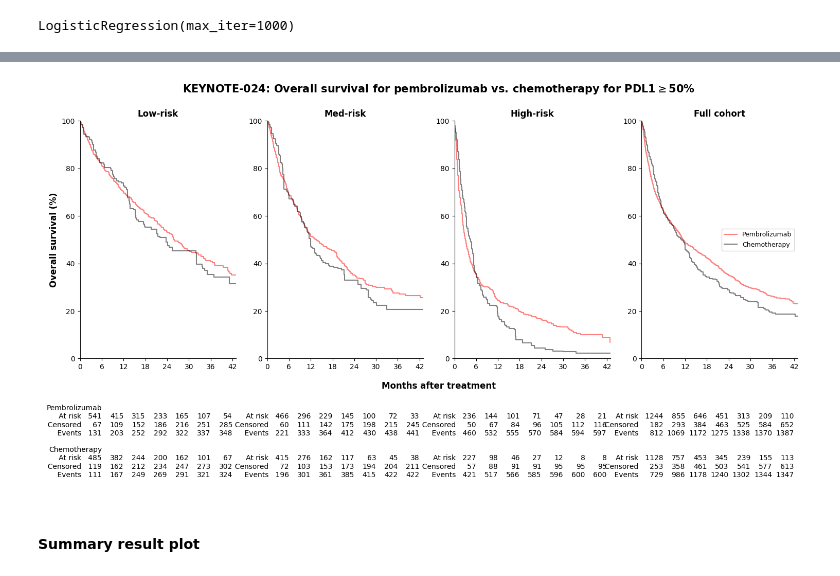
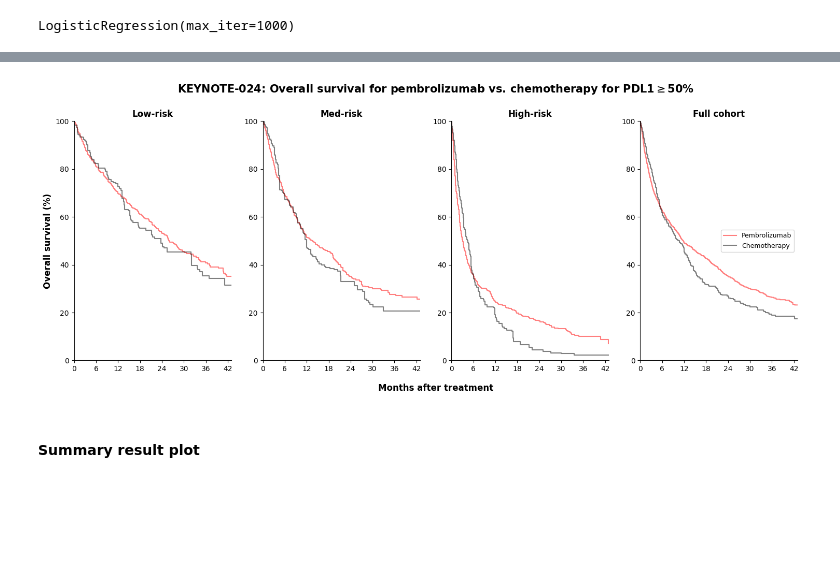
Before and after one commit to xavier-orcutt/TrialTranslator-notebooks, a Jupyter notebook: lung/rtrials_wt3r_33c.ipynb, the cells around one changed output, grey strips where cells are left out. Drawn from its saved outputs; the diff is of its cells as text; code cells hidden in the pictures; blank space fills up the shorter version.

```diff
--- a/lung/rtrials_wt3r_33c.ipynb
+++ b/lung/rtrials_wt3r_33c.ipynb
@@ -1629,10 +1643,12 @@ LogisticRegression(max_iter=1000)
 pred_low = lr_024_low.predict_proba(key_024_low_x)
 pred_med = lr_024_med.predict_proba(key_024_med_x)
 pred_high = lr_024_high.predict_proba(key_024_high_x)
+pred_all = lr_024_all.predict_proba(key_024_all_x)
 # %%
 key_024_iptw_low['ps'] = pred_low[:, 1]
 key_024_iptw_med['ps'] = pred_med[:, 1]
 key_024_iptw_high['ps'] = pred_high[:, 1]
+key_024_iptw_all['ps'] = pred_all[:, 1]
 # %%
 key_024_iptw_low['weight'] = (
     np.where(key_024_iptw_low['pembro'] == 1, 1/key_024_iptw_low['ps'], 1/(1 - key_024_iptw_low['ps'])))
@@ -1642,8 +1658,9 @@ key_024_iptw_med['weight'] = (
 
 key_024_iptw_high['weight'] = (
     np.where(key_024_iptw_high['pembro'] == 1, 1/key_024_iptw_high['ps'], 1/(1 - key_024_iptw_high['ps'])))
+
+key_024_iptw_all['weight'] = (
+    np.where(key_024_iptw_all['pembro'] == 1, 1/key_024_iptw_all['ps'], 1/(1 - key_024_iptw_all['ps'])))
-# %%
-key_024_iptw_all = pd.concat([key_024_iptw_low, key_024_iptw_med, key_024_iptw_high])
 # %%
 # Low KM curves
 kmf_low_pembro_024_iptw = KaplanMeierFitter()
@@ -1713,14 +1730,8 @@ fig = plt.figure(figsize=(18, 6))
 plt.subplot(1, 4, 1)
 
 plt.step(kmf_low_pembro_024_iptw.timeline, kmf_low_pembro_024_iptw.survival_function_.values*100, color = 'red', alpha = 0.5)
-#plt.step(kmf_low_pembro_024_iptw.confidence_interval_.index, np.array(kmf_low_pembro_024_iptw.confidence_interval_['KM_estimate_upper_0.95'])*100, linestyle = '--', color = 'red', alpha = 0.3)
-#plt.step(kmf_low_pembro_024_iptw.confidence_interval_.index, np.array(kmf_low_pembro_024_iptw.confidence_interval_['KM_estimate_lower_0.95'])*100, linestyle = '--', color = 'red', alpha = 0.3)
-#plt.fill_between(kmf_low_pembro_024_iptw.timeline, np.array(kmf_low_pembro_024_iptw.confidence_interval_['KM_estimate_upper_0.95'])*100, np.array(kmf_low_pembro_024_iptw.confidence_interval_['KM_estimate_lower_0.95'])*100, facecolor = 'red', alpha = 0.1)
 
 plt.step(kmf_low_plat_024_iptw.timeline, kmf_low_plat_024_iptw.survival_function_.values*100, color = 'black', alpha = 0.5)
-#plt.step(kmf_low_plat_024_iptw.confidence_interval_.index, np.array(kmf_low_plat_024_iptw.confidence_interval_['KM_estimate_upper_0.95'])*100, linestyle = '--', color = 'black', alpha = 0.3)
-#plt.step(kmf_low_plat_024_iptw.confidence_interval_.index, np.array(kmf_low_plat_024_iptw.confidence_interval_['KM_estimate_lower_0.95'])*100, linestyle = '--', color = 'black', alpha = 0.3)
-#plt.fill_between(kmf_low_plat_024_iptw.timeline, np.array(kmf_low_plat_024_iptw.confidence_interval_['KM_estimate_upper_0.95'])*100, np.array(kmf_low_plat_024_iptw.confidence_interval_['KM_estimate_lower_0.95'])*100, facecolor = 'black', alpha = 0.1)
 
 plt.xticks(np.arange(0, 43, 6))
 plt.xlim(0, 43)
@@ -1732,20 +1743,12 @@ plt.ylabel('Overall survival (%)', size = 12, weight = 'bold')
 plt.gca().spines['top'].set_visible(False)
 plt.gca().spines['right'].set_visible(False)
 
-add_at_risk_counts(kmf_low_pembro_024_iptw, kmf_low_plat_024_iptw, ypos = -0.8, xticks = np.arange(6, 43, 6), labels = ['Pembrolizumab', 'Chemotherapy'])
-
 # Plot survival curves for med risk group.
 plt.subplot(1, 4, 2)
 
 plt.step(kmf_med_pembro_024_iptw.timeline, kmf_med_pembro_024_iptw.survival_function_.values*100, color = 'red', alpha = 0.5)
-#plt.step(kmf_med_pembro_024_iptw.confidence_interval_.index, np.array(kmf_med_pembro_024_iptw.confidence_interval_['KM_estimate_upper_0.95'])*100, linestyle = '--', color = 'red', alpha = 0.3)
-#plt.step(kmf_med_pembro_024_iptw.confidence_interval_.index, np.array(kmf_med_pembro_024_iptw.confidence_interval_['KM_estimate_lower_0.95'])*100, linestyle = '--', color = 'red', alpha = 0.3)
-#plt.fill_between(kmf_med_pembro_024_iptw.timeline, np.array(kmf_med_pembro_024_iptw.confidence_interval_['KM_estimate_upper_0.95'])*100, np.array(kmf_med_pembro_024_iptw.confidence_interval_['KM_estimate_lower_0.95'])*100, facecolor = 'red', alpha = 0.1)
 
 plt.step(kmf_med_plat_024_iptw.timeline, kmf_med_plat_024_iptw.survival_function_.values*100, color = 'black', alpha = 0.5)
-#plt.step(kmf_med_plat_024_iptw.confidence_interval_.index, np.array(kmf_med_plat_024_iptw.confidence_interval_['KM_estimate_upper_0.95'])*100, linestyle = '--', color = 'black', alpha = 0.3)
-#plt.step(kmf_med_plat_024_iptw.confidence_interval_.index, np.array(kmf_med_plat_024_iptw.confidence_interval_['KM_estimate_lower_0.95'])*100, linestyle = '--', color = 'black', alpha = 0.3)
-#plt.fill_between(kmf_med_plat_024_iptw.timeline, np.array(kmf_med_plat_024_iptw.confidence_interval_['KM_estimate_upper_0.95'])*100, np.array(kmf_med_plat_024_iptw.confidence_interval_['KM_estimate_lower_0.95'])*100, facecolor = 'black', alpha = 0.1)
 
 plt.xticks(np.arange(0, 43, 6))
 plt.xlim(0, 43)
@@ -1756,20 +1759,12 @@ plt.title('Med-risk', weight = 'bold')
 plt.gca().spines['top'].set_visible(False)
 plt.gca().spines['right'].set_visible(False)
 
-add_at_risk_counts(kmf_med_pembro_024_iptw, kmf_med_plat_024_iptw, ypos = -0.8, xticks = np.arange(6, 43, 6), labels = [' ', ' '])
-
 # Plot survival curves by treatment for high risk group.
 plt.subplot(1, 4, 3)
 
 plt.step(kmf_high_pembro_024_iptw.timeline, kmf_high_pembro_024_iptw.survival_function_.values*100, color = 'red', alpha = 0.5)
-#plt.step(kmf_high_pembro_024_iptw.confidence_interval_.index, np.array(kmf_high_pembro_024_iptw.confidence_interval_['KM_estimate_upper_0.95'])*100, linestyle = '--', color = 'red', alpha = 0.3)
-#plt.step(kmf_high_pembro_024_iptw.confidence_interval_.index, np.array(kmf_high_pembro_024_iptw.confidence_interval_['KM_estimate_lower_0.95'])*100, linestyle = '--', color = 'red', alpha = 0.3)
-#plt.fill_between(kmf_high_pembro_024_iptw.timeline, np.array(kmf_high_pembro_024_iptw.confidence_interval_['KM_estimate_upper_0.95'])*100, np.array(kmf_high_pembro_024_iptw.confidence_interval_['KM_estimate_lower_0.95'])*100, facecolor = 'red', alpha = 0.1)
 
 plt.step(kmf_high_plat_024_iptw.timeline, kmf_high_plat_024_iptw.survival_function_.values*100, color = 'black', alpha = 0.5)
-#plt.step(kmf_high_plat_024_iptw.confidence_interval_.index[:-1], (np.array(kmf_high_plat_024_iptw.confidence_interval_['KM_estimate_upper_0.95'])*100)[:-1], linestyle = '--', color = 'black', alpha = 0.3)
-#plt.step(kmf_high_plat_024_iptw.confidence_interval_.index[:-1], (np.array(kmf_high_plat_024_iptw.confidence_interval_['KM_estimate_lower_0.95'])*100)[:-1], linestyle = '--', color = 'black', alpha = 0.3)
-#plt.fill_between(kmf_high_plat_024_iptw.timeline[:-1], (np.array(kmf_high_plat_024_iptw.confidence_interval_['KM_estimate_upper_0.95'])*100)[:-1], (np.array(kmf_high_plat_024_iptw.confidence_interval_['KM_estimate_lower_0.95'])*100)[:-1], facecolor = 'black', alpha = 0.1)
 
 plt.xticks(np.arange(0, 43, 6))
 plt.xlim(0, 43)
@@ -1778,44 +1773,34 @@ plt.ylim(0, 100)
 plt.title('High-risk', weight = 'bold')
 
 plt.gca().spines['top'].set_visible(False)
 plt.gca().spines['right'].set_visible(False)
 
-add_at_risk_counts(kmf_high_pembro_024_iptw, kmf_high_plat_024_iptw, ypos = -0.8, xticks = np.arange(6, 43, 6), labels = [' ', ' '])
-
 # Plot survival curves by treatment for all risk group.
 plt.subplot(1, 4, 4)
 
 plt.step(kmf_all_pembro_024_iptw.timeline, kmf_all_pembro_024_iptw.survival_function_.values*100, color = 'red', alpha = 0.5, label = 'Pembrolizumab')
-#plt.step(kmf_all_pembro_024_iptw.confidence_interval_.index, np.array(kmf_all_pembro_024_iptw.confidence_interval_['KM_estimate_upper_0.95'])*100, linestyle = '--', color = 'red', alpha = 0.3)
-#plt.step(kmf_all_pembro_024_iptw.confidence_interval_.index, np.array(kmf_all_pembro_024_iptw.confidence_interval_['KM_estimate_lower_0.95'])*100, linestyle = '--', color = 'red', alpha = 0.3)
-#plt.fill_between(kmf_all_pembro_024_iptw.timeline, np.array(kmf_all_pembro_024_iptw.confidence_interval_['KM_estimate_upper_0.95'])*100, np.array(kmf_all_pembro_024_iptw.confidence_interval_['KM_estimate_lower_0.95'])*100, facecolor = 'red', alpha = 0.1)
 
 plt.step(kmf_all_plat_024_iptw.timeline, kmf_all_plat_024_iptw.survival_function_.values*100, color = 'black', alpha = 0.5, label = 'Chemotherapy')
-#plt.step(kmf_all_plat_024_iptw.confidence_interval_.index, np.array(kmf_all_plat_024_iptw.confidence_interval_['KM_estimate_upper_0.95'])*100, linestyle = '--', color = 'black', alpha = 0.3)
-#plt.step(kmf_all_plat_024_iptw.confidence_interval_.index, np.array(kmf_all_plat_024_iptw.confidence_interval_['KM_estimate_lower_0.95'])*100, linestyle = '--', color = 'black', alpha = 0.3)
-#plt.fill_between(kmf_all_plat_024_iptw.timeline, np.array(kmf_all_plat_024_iptw.confidence_interval_['KM_estimate_upper_0.95'])*100, np.array(kmf_all_plat_024_iptw.confidence_interval_['KM_estimate_lower_0.95'])*100, facecolor = 'black', alpha = 0.1)
 
 plt.xticks(np.arange(0, 43, 6))
 plt.xlim(0, 43)
 plt.ylim(0, 100)
 
 plt.title('Full cohort', weight = 'bold')
 
 plt.gca().spines['top'].set_visible(False)
 plt.gca().spines['right'].set_visible(False)
 
 plt.legend(loc = 'center right', prop = {'size': 9})
 
-add_at_risk_counts(kmf_all_pembro_024_iptw, kmf_all_plat_024_iptw, ypos = -0.8, xticks = np.arange(6, 43, 6), labels = [' ', ' '])
-
 fig.add_subplot(1, 1, 1, frameon = False)
 plt.tick_params(labelcolor = 'none', which = 'both', top = False, bottom = False, left = False, right = False)
 plt.xlabel('Months after treatment', labelpad = 15, size = 12, weight = 'bold')
 plt.title(r'KEYNOTE-024: Overall survival for pembrolizumab vs. chemotherapy for PDL1$\geq$50%', pad = 40, size = 15, weight = 'bold')
 
 plt.show()
 # %% [output]
-[figure, old version]
+[figure, new version]
 # %% [markdown]
 #### Summary result plot
 # %%
```
Also changed, not shown: parts of 116 cells of this notebook, 2 other files.
